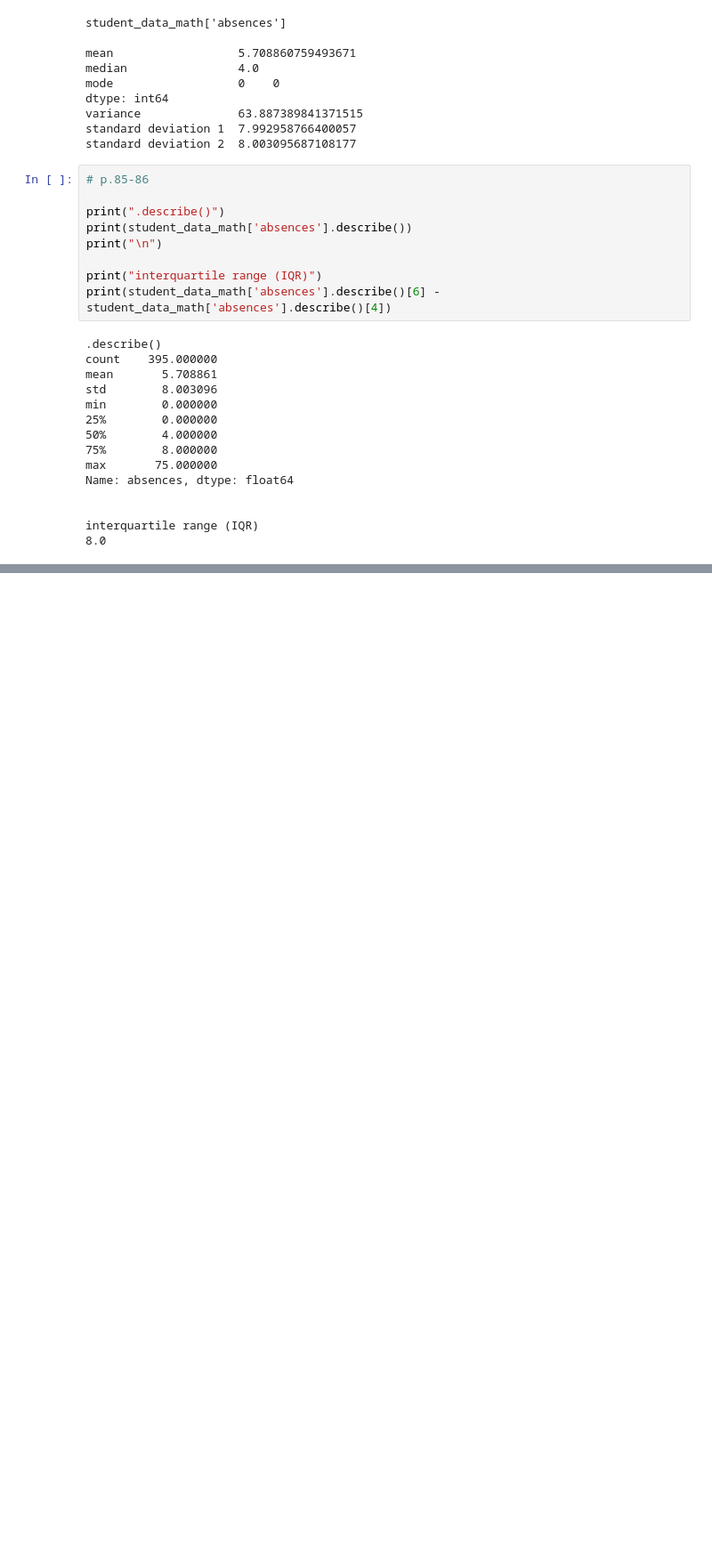
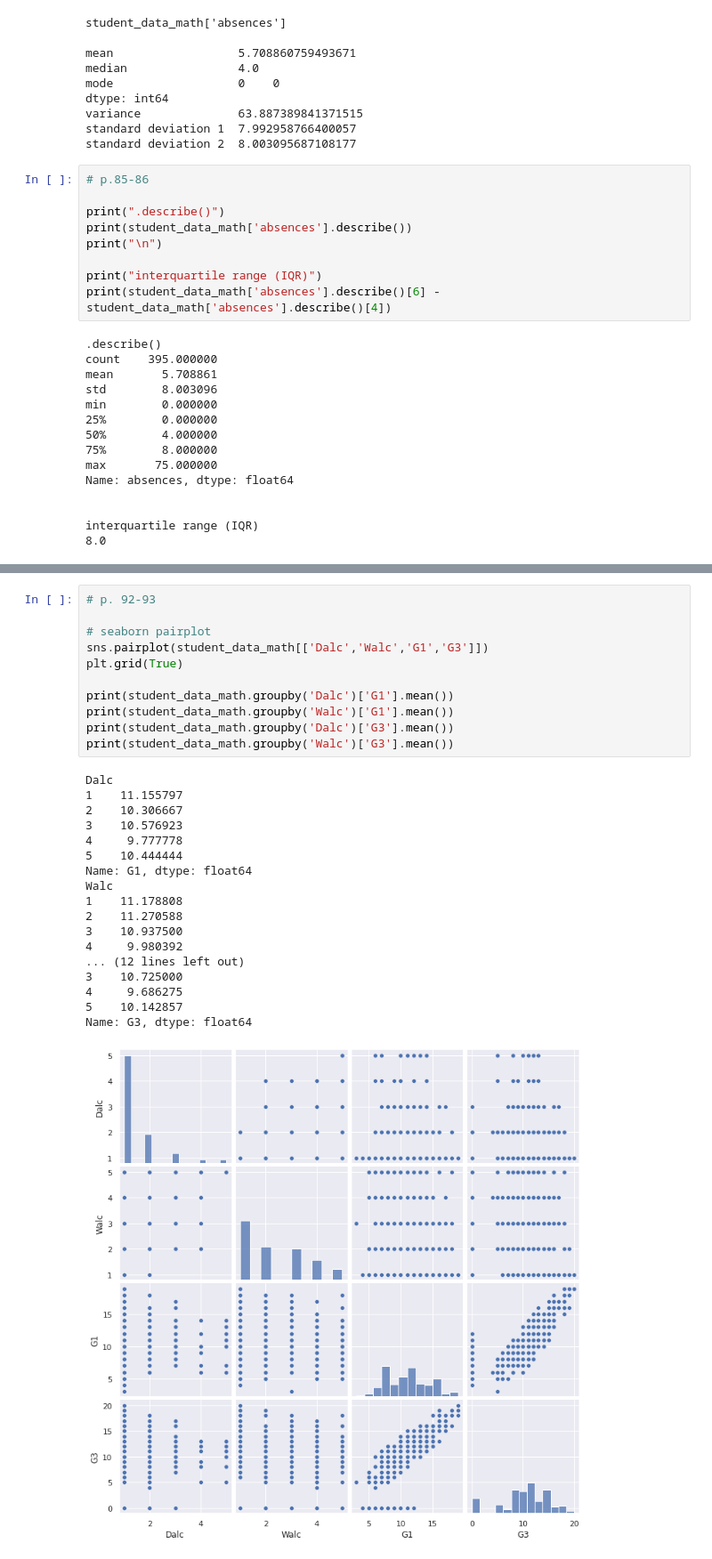
Before and after one commit to MMM-Sci/python_prac, a Jupyter notebook: CH3_DescriptiveStatistics.ipynb, the cells around one changed output, grey strips where cells are left out. Shown: that part at 89% size. Drawn from its saved outputs; the diff is of its cells as text; blank space fills up the shorter version.

```diff
--- a/CH3_DescriptiveStatistics.ipynb
+++ b/CH3_DescriptiveStatistics.ipynb
@@ -202,0 +268,30 @@ plt.show()
+# %%
+# p. 92-93
+
+# seaborn pairplot
+sns.pairplot(student_data_math[['Dalc','Walc','G1','G3']])
+plt.grid(True)
+
+print(student_data_math.groupby('Dalc')['G1'].mean())
+print(student_data_math.groupby('Walc')['G1'].mean())
+print(student_data_math.groupby('Dalc')['G3'].mean())
+print(student_data_math.groupby('Walc')['G3'].mean())
+# %% [output]
+Dalc
+1    11.155797
+2    10.306667
+3    10.576923
+4     9.777778
+5    10.444444
+Name: G1, dtype: float64
+Walc
+1    11.178808
+2    11.270588
+3    10.937500
+4     9.980392
+... (12 lines left out)
+3    10.725000
+4     9.686275
+5    10.142857
+Name: G3, dtype: float64
+[figure, added]
```
Also changed, not shown: parts of 13 cells of this notebook.
